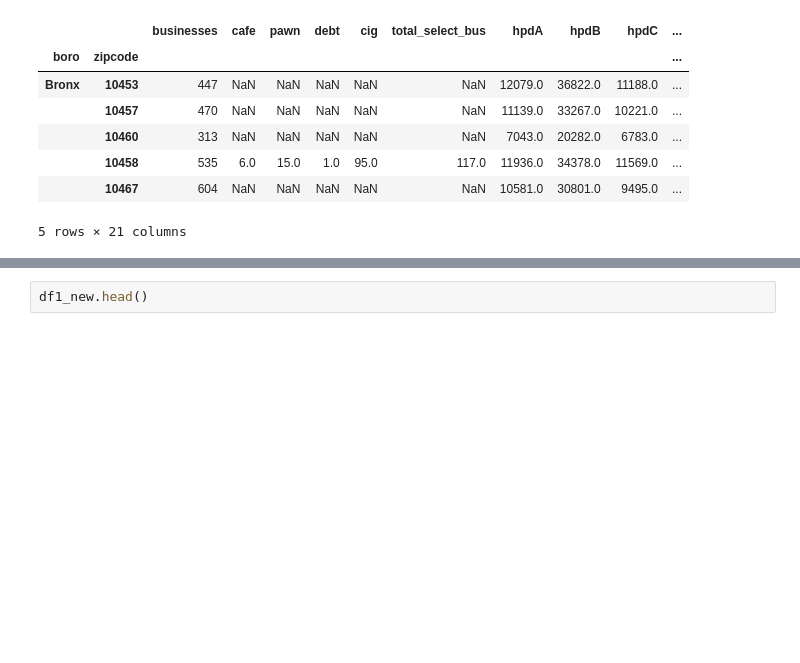
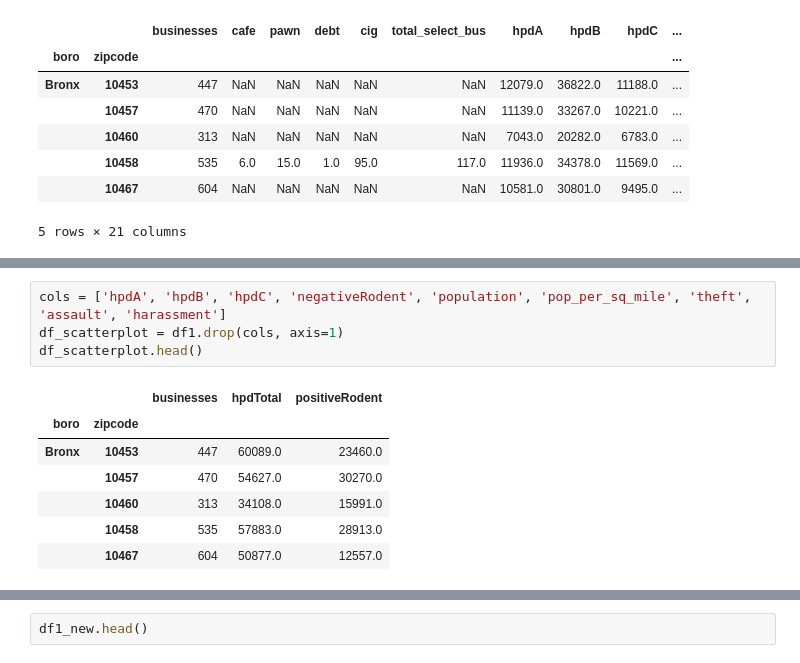
Before and after one commit to HoodPanther/crimeproject, a Jupyter notebook: ProjectAnalysis.ipynb, the cells around one changed output, grey strips where cells are left out. Saved outputs shown, nothing was run; the diff lists cells and outputs as text; blank space fills up the shorter version.

```diff
--- a/ProjectAnalysis.ipynb
+++ b/ProjectAnalysis.ipynb
@@ -38,3 +39,15 @@ cor_matrix
 | theft | 0.540950 | 0.381457 | 0.360400 | 0.350000 | 0.363356 | 0.405502 | 0.502548 | 0.488881 | ... |
 | assault | 0.406004 | 0.796271 | 0.823400 | 0.820583 | 0.819307 | 0.725117 | 0.658678 | 0.599266 | ... |
 | harassment | 0.497740 | 0.706864 | 0.726163 | 0.721067 | 0.722954 | 0.673309 | 0.595467 | 0.650538 | ... |
+# %%
+cols = ['hpdA', 'hpdB', 'hpdC', 'negativeRodent', 'population', 'pop_per_sq_mile', 'theft', 'assault', 'harassment']
+df_scatterplot = df1.drop(cols, axis=1)
+df_scatterplot.head()
+# %% [output]
+|  |  | businesses | hpdTotal | positiveRodent |
+| boro | zipcode |  |  |  |
+| Bronx | 10453 | 447 | 60089.0 | 23460.0 |
+|  | 10457 | 470 | 54627.0 | 30270.0 |
+|  | 10460 | 313 | 34108.0 | 15991.0 |
+|  | 10458 | 535 | 57883.0 | 28913.0 |
+|  | 10467 | 604 | 50877.0 | 12557.0 |
```
Also changed, not shown: parts of 20 cells of this notebook.
